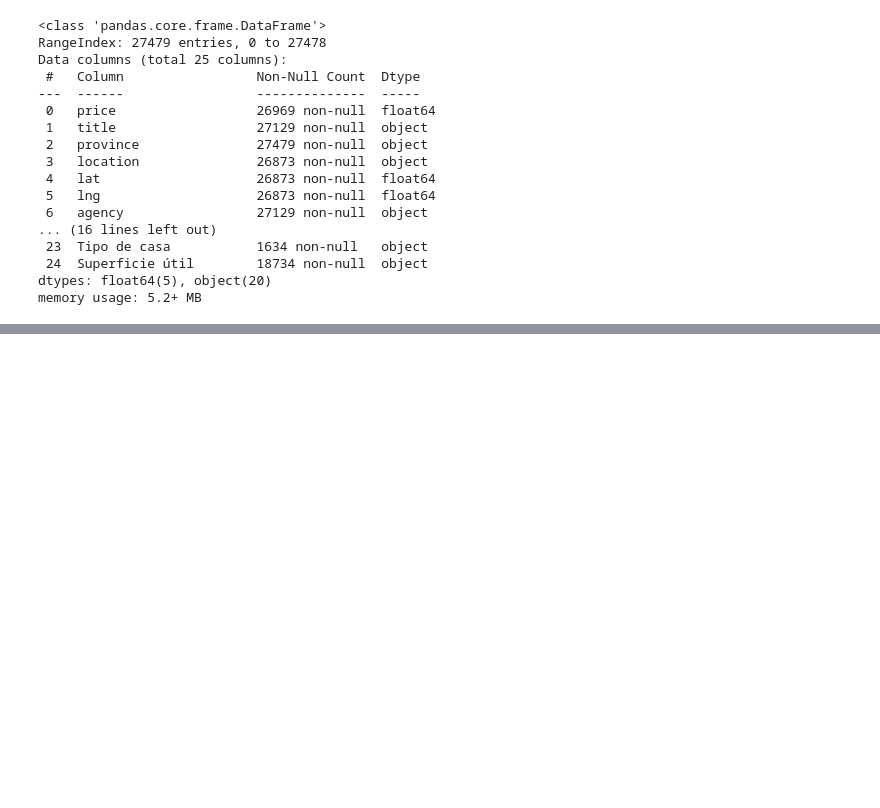
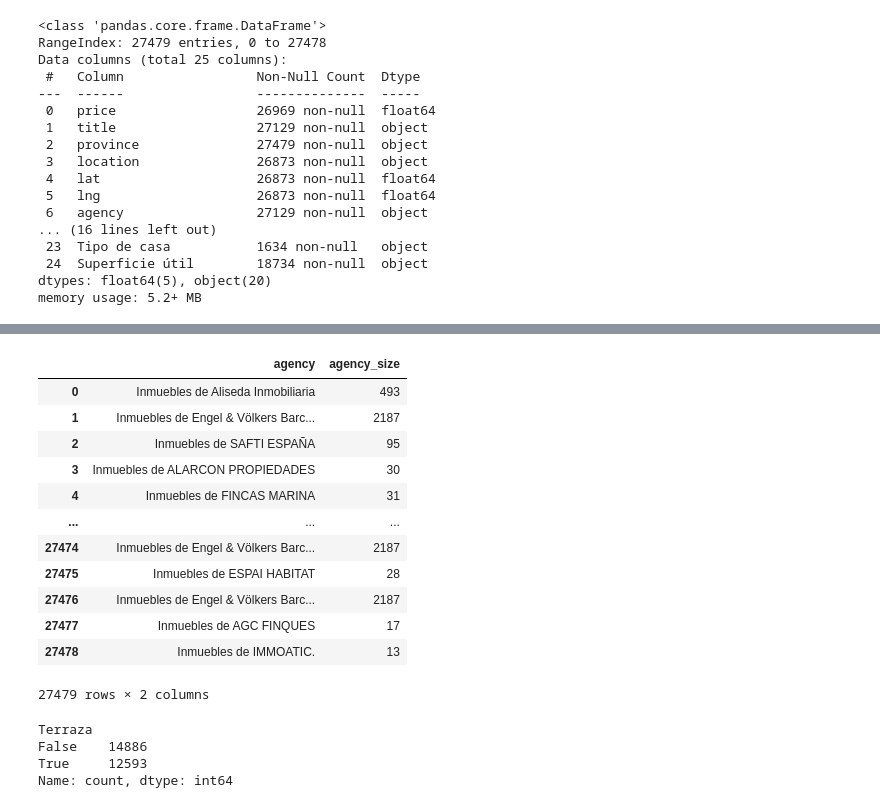
Before and after one commit to ceciorosco/Cecilia-Repositorio, a Jupyter notebook: Modulo 5/01.calculadora_precio_viviendas.ipynb, the cells around one changed output, grey strips where cells are left out. Cells and saved outputs as stored; diff of their text form; code cells hidden in the pictures; blank space fills up the shorter version.

```diff
--- a/Modulo 5/01.calculadora_precio_viviendas.ipynb
+++ b/Modulo 5/01.calculadora_precio_viviendas.ipynb
@@ -98,4 +103,4 @@ dtypes: float64(5), object(20)
 memory usage: 5.2+ MB
 # %%
 # Posibles columnas a descartar:
-df.drop[['id_1', 'id_2', 'updated', 'timestamp', 'province', 'Referencia', 'location', ]]
+df.drop(['id_1', 'id_2', 'updated', 'timestamp', 'province', 'Referencia', 'location', 'Consumo', 'Se aceptan mascotas' ], axis= 1, inplace=True)
@@ -101,0 +141,48 @@ df.drop[['id_1', 'id_2', 'updated', 'timestamp', 'province', 'Referencia', 'loca
+# %%
+df['Superficie útil'] = df['Superficie útil'].apply(extraer_superficie_num)
+
+def fill_superficie_util(row):
+    if pd.isnull(row['Superficie útil']):
+        return row['Superficie construida'] * 0.85
+    else:
+        return row['Superficie útil']
+
+# opcion 1 a nivel de todo el dataframe
+# opcion 2 usar filtro
+df['Superficie útil'] = df.apply(fill_superficie_util, axis=1)
+# %%
+#tratar columna emisiones
+#df['Emisiones'].unique()
+
+def extraer_emisiones_num(superficie):
+    try:
+        return float(superficie.strip().split()[0].replace(',','.'))
+    except:
+        return np.nan
+
+df['Emisiones'] = df['Emisiones'].apply(extraer_emisiones_num).isna().sum()
+median = df['Emisiones'].median()
+df['Emisiones'] = df['Emisiones'].fillna(median).round(2).astype(float)
+# %%
+# tratar columna agency:
+# Estrategia 1: crear columna agency_size que represente el num de prop en ventar para esa agency
+# 2 Discretizarla en grupos individual,pequeña, mediana, grande
+# 3: Crear una columna con el percentil del tamaño de la empresa
+# 4: precio medio de la agencia para predecir
+df['agency'] = df['agency'].fillna('Other')
+df['agency_size'] = df['agency'].map(df['agency'].value_counts()) #Estrategia 1
+df[['agency', 'agency_size']]
+# %% [output]
+|  | agency | agency_size |
+| 0 | Inmuebles de Aliseda Inmobiliaria | 493 |
+| 1 | Inmuebles de Engel & Völkers Barc... | 2187 |
+| 2 | Inmuebles de SAFTI ESPAÑA | 95 |
+| 3 | Inmuebles de ALARCON PROPIEDADES | 30 |
+| 4 | Inmuebles de FINCAS MARINA | 31 |
+| ... | ... | ... |
+| 27474 | Inmuebles de Engel & Völkers Barc... | 2187 |
+| 27475 | Inmuebles de ESPAI HABITAT | 28 |
+| 27476 | Inmuebles de Engel & Völkers Barc... | 2187 |
+| 27477 | Inmuebles de AGC FINQUES | 17 |
+| 27478 | Inmuebles de IMMOATIC. | 13 |
+27479 rows × 2 columns
@@ -101,0 +257,18 @@ df.drop[['id_1', 'id_2', 'updated', 'timestamp', 'province', 'Referencia', 'loca
+# %%
+#tratamiento terraza, 1 si tiene valores, 0 si no tiene valores
+def binarizar_terraza(valor):
+    try:
+        if pd.isnull(valor) or valor is None or len(valor) == 0 or 'no' in valor.strip().lower():
+            return False
+        else:
+            return True
+    except:
+        return False
+
+df['Terraza'] = df['Terraza'].apply(binarizar_terraza).astype(np.bool)
+df['Terraza'].value_counts()
+# %% [output]
+Terraza
+False    14886
+True     12593
+Name: count, dtype: int64
```
Also changed, not shown: parts of 16 cells of this notebook, 4 other files.
